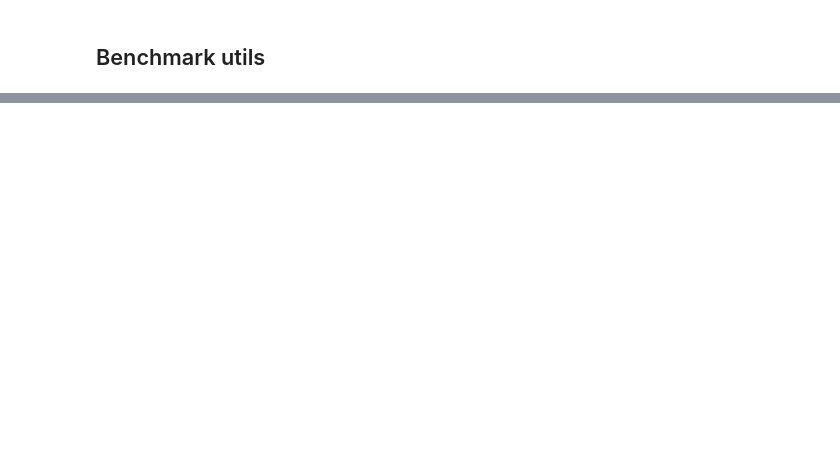
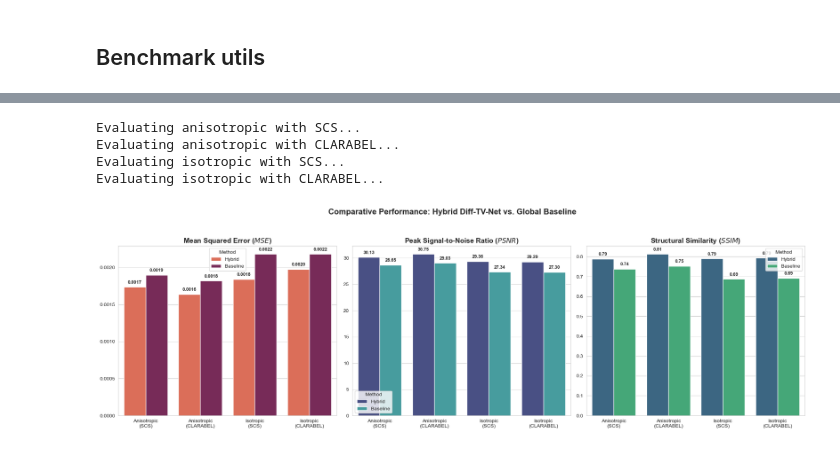
Before and after one commit to Kh-T5/Diff-TV-Net, a Jupyter notebook: notebook/convex_optimization_layer.ipynb, the cells around one changed output, grey strips where cells are left out. Cells and saved outputs as stored; diff of their text form; code cells hidden in the pictures; blank space fills up the shorter version.

```diff
--- a/notebook/convex_optimization_layer.ipynb
+++ b/notebook/convex_optimization_layer.ipynb
@@ -297,4 +603,7 @@ def visualize_benchmark_results(
 # %%
-dataset = GaussianDenoisingDataset(samples_dir, patch_size=patch_size, sigma=gaussian_std)
+dataset = GaussianDenoisingDataset(samples_dir, patch_size=BENCHMARK_PATCH_SIZE, sigma=gaussian_std)
 loader = DataLoader(dataset, batch_size=1, shuffle=False)
-GLOBAL_LAMBDA = 0.1
+GLOBAL_LAMBDA = 0.0505
+ALPHA = 0.8
+N_ITER = 20
+N_ITER_FWD_BWD = 5
@@ -300,0 +654,39 @@ GLOBAL_LAMBDA = 0.1
+# %%
+configs = [
+    ("anisotropic", "SCS"),
+    ("anisotropic", "CLARABEL"),
+    ("isotropic", "SCS"),
+    ("isotropic", "CLARABEL")
+]
+
+results_list = []
+
+for reg, solver in configs:
+    print(f"Evaluating {reg} with {solver}...")
+    res = evaluate_model(reg, solver, GLOBAL_LAMBDA, loader, n_iter=N_ITER)
+
+    results_list.append({
+        "Method": "Hybrid",
+        "Reg": reg.capitalize(),
+        "Solver": solver,
+        "MSE": res["MSE cnn"],
+        "PSNR": res["PSNR cnn"],
+        "SSIM": res["SSIM cnn"]
+    })
+
+    results_list.append({
+        "Method": "Baseline",
+        "Reg": reg.capitalize(),
+        "Solver": solver,
+        "MSE": res["MSE base"],
+        "PSNR": res["PSNR base"],
+        "SSIM": res["SSIM base"]
+    })
+
+plot_full_benchmarks(results_list)
+# %% [output]
+Evaluating anisotropic with SCS...
+Evaluating anisotropic with CLARABEL...
+Evaluating isotropic with SCS...
+Evaluating isotropic with CLARABEL...
+[figure, added]
```
Also changed, not shown: parts of 39 cells of this notebook, 21 other files.
